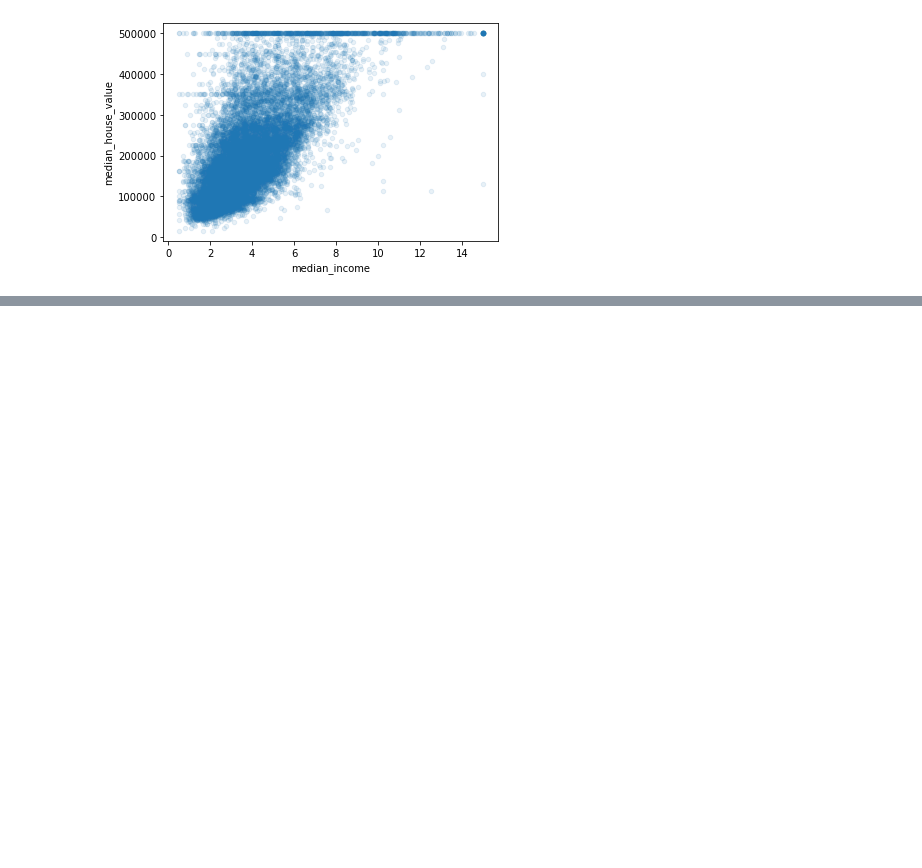
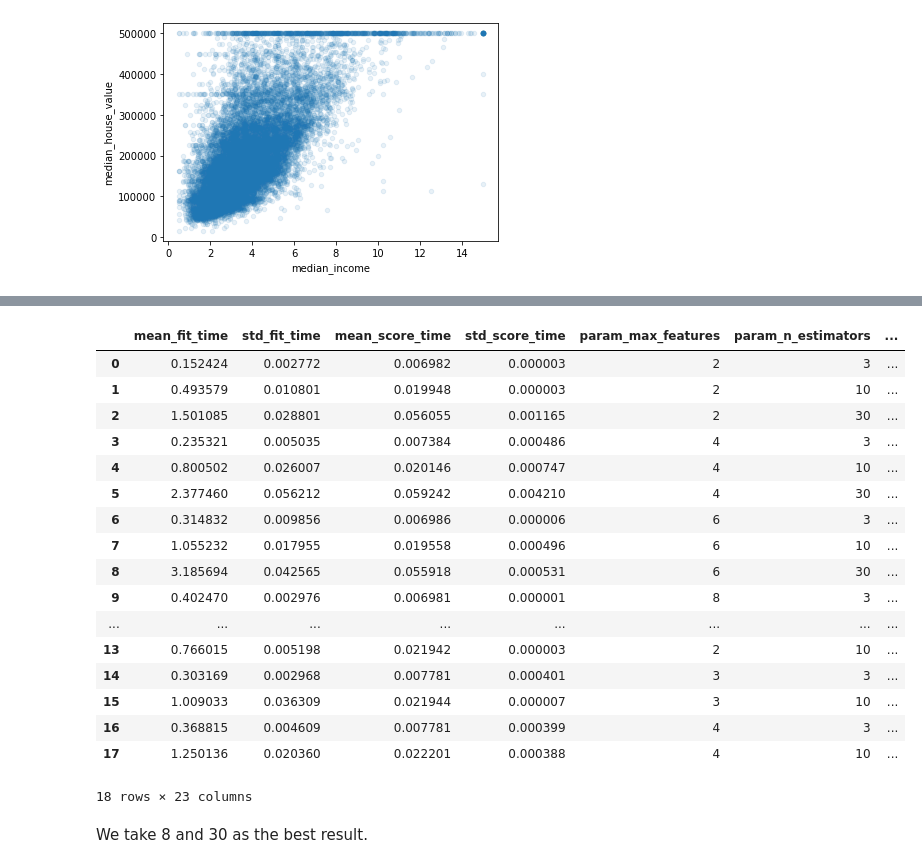
Before and after one commit to utshabkg/ML_Competition-AND-Practice, a Jupyter notebook: Practice/Hands on ML with Scikit Learn and TF/Chapter 2/housing.ipynb, the cells around one changed output, grey strips where cells are left out. Cells and saved outputs as stored; diff of their text form; code cells hidden in the pictures; blank space fills up the shorter version.

```diff
--- a/Practice/Hands on ML with Scikit Learn and TF/Chapter 2/housing.ipynb
+++ b/Practice/Hands on ML with Scikit Learn and TF/Chapter 2/housing.ipynb
@@ -294,0 +641,5 @@ alpha=0.1)
+# %%
+# Decision Tree Model
+from sklearn.tree import DecisionTreeRegressor
+tree_reg = DecisionTreeRegressor()
+tree_reg.fit(housing_prepared, housing_labels)
@@ -294,0 +699,5 @@ alpha=0.1)
+# %%
+from sklearn.ensemble import RandomForestRegressor
+
+forest_reg = RandomForestRegressor()
+forest_reg.fit(housing_prepared, housing_labels)
@@ -294,0 +744,9 @@ alpha=0.1)
+# %%
+from sklearn.svm import SVR
+
+svm_reg = SVR(kernel="linear")
+svm_reg.fit(housing_prepared, housing_labels)
+housing_predictions = svm_reg.predict(housing_prepared)
+svm_mse = mean_squared_error(housing_labels, housing_predictions)
+svm_rmse = np.sqrt(svm_mse)
+svm_rmse
@@ -294,0 +765,11 @@ alpha=0.1)
+# %%
+from sklearn.model_selection import GridSearchCV
+param_grid = [
+{'n_estimators': [3, 10, 30], 'max_features': [2, 4, 6, 8]},
+{'bootstrap': [False], 'n_estimators': [3, 10], 'max_features': [2, 3, 4]},
+]
+forest_reg = RandomForestRegressor()
+grid_search = GridSearchCV(forest_reg, param_grid, cv=5,
+scoring='neg_mean_squared_error',
+return_train_score=True)
+grid_search.fit(housing_prepared, housing_labels)
@@ -294,0 +835,23 @@ alpha=0.1)
+# %%
+pd.DataFrame(grid_search.cv_results_)
+# %% [output]
+|  | mean_fit_time | std_fit_time | mean_score_time | std_score_time | param_max_features | param_n_estimators | ... |
+| 0 | 0.152424 | 0.002772 | 0.006982 | 0.000003 | 2 | 3 | ... |
+| 1 | 0.493579 | 0.010801 | 0.019948 | 0.000003 | 2 | 10 | ... |
+| 2 | 1.501085 | 0.028801 | 0.056055 | 0.001165 | 2 | 30 | ... |
+| 3 | 0.235321 | 0.005035 | 0.007384 | 0.000486 | 4 | 3 | ... |
+| 4 | 0.800502 | 0.026007 | 0.020146 | 0.000747 | 4 | 10 | ... |
+| 5 | 2.377460 | 0.056212 | 0.059242 | 0.004210 | 4 | 30 | ... |
+| 6 | 0.314832 | 0.009856 | 0.006986 | 0.000006 | 6 | 3 | ... |
+| 7 | 1.055232 | 0.017955 | 0.019558 | 0.000496 | 6 | 10 | ... |
+| 8 | 3.185694 | 0.042565 | 0.055918 | 0.000531 | 6 | 30 | ... |
+| 9 | 0.402470 | 0.002976 | 0.006981 | 0.000001 | 8 | 3 | ... |
+| ... | ... | ... | ... | ... | ... | ... | ... |
+| 13 | 0.766015 | 0.005198 | 0.021942 | 0.000003 | 2 | 10 | ... |
+| 14 | 0.303169 | 0.002968 | 0.007781 | 0.000401 | 3 | 3 | ... |
+| 15 | 1.009033 | 0.036309 | 0.021944 | 0.000007 | 3 | 10 | ... |
+| 16 | 0.368815 | 0.004609 | 0.007781 | 0.000399 | 4 | 3 | ... |
+| 17 | 1.250136 | 0.020360 | 0.022201 | 0.000388 | 4 | 10 | ... |
+18 rows × 23 columns
+# %% [markdown]
+We take 8 and 30 as the best result.
```
Also changed, not shown: parts of 93 cells of this notebook, 2 other files.
